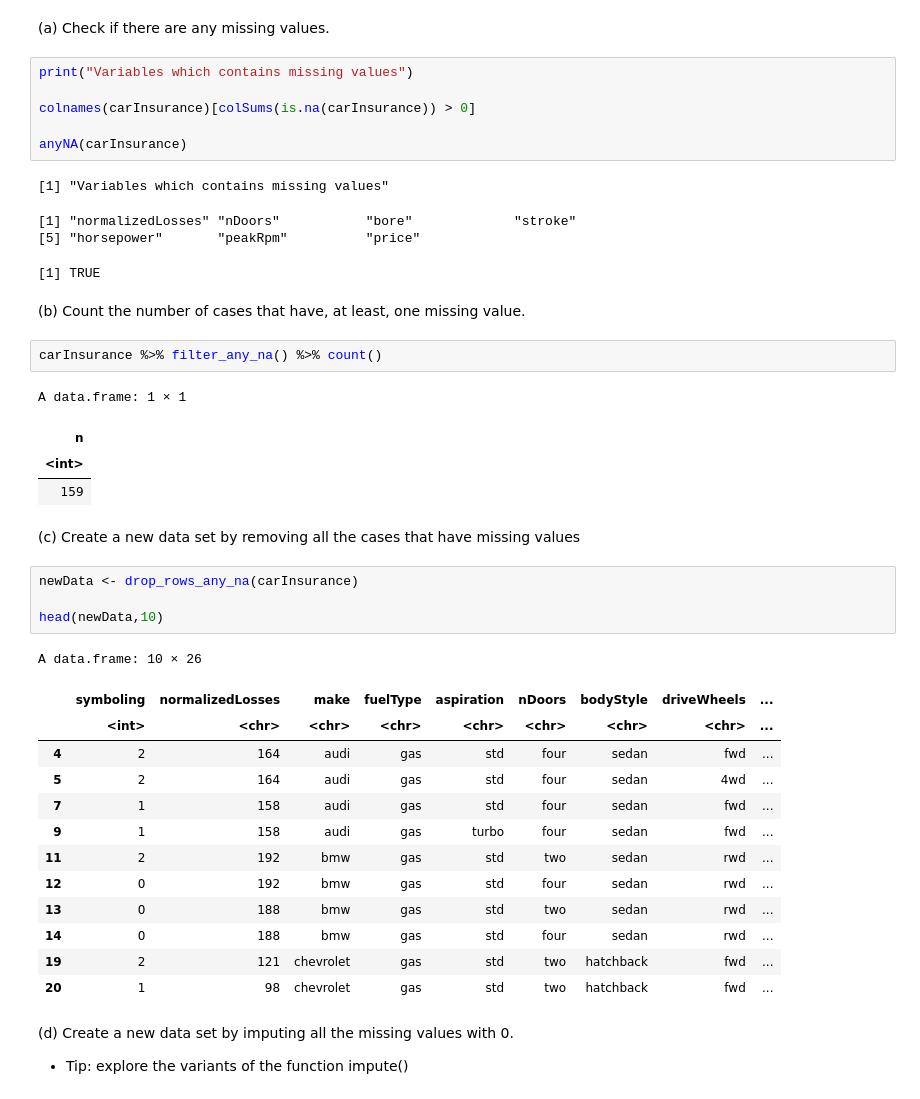
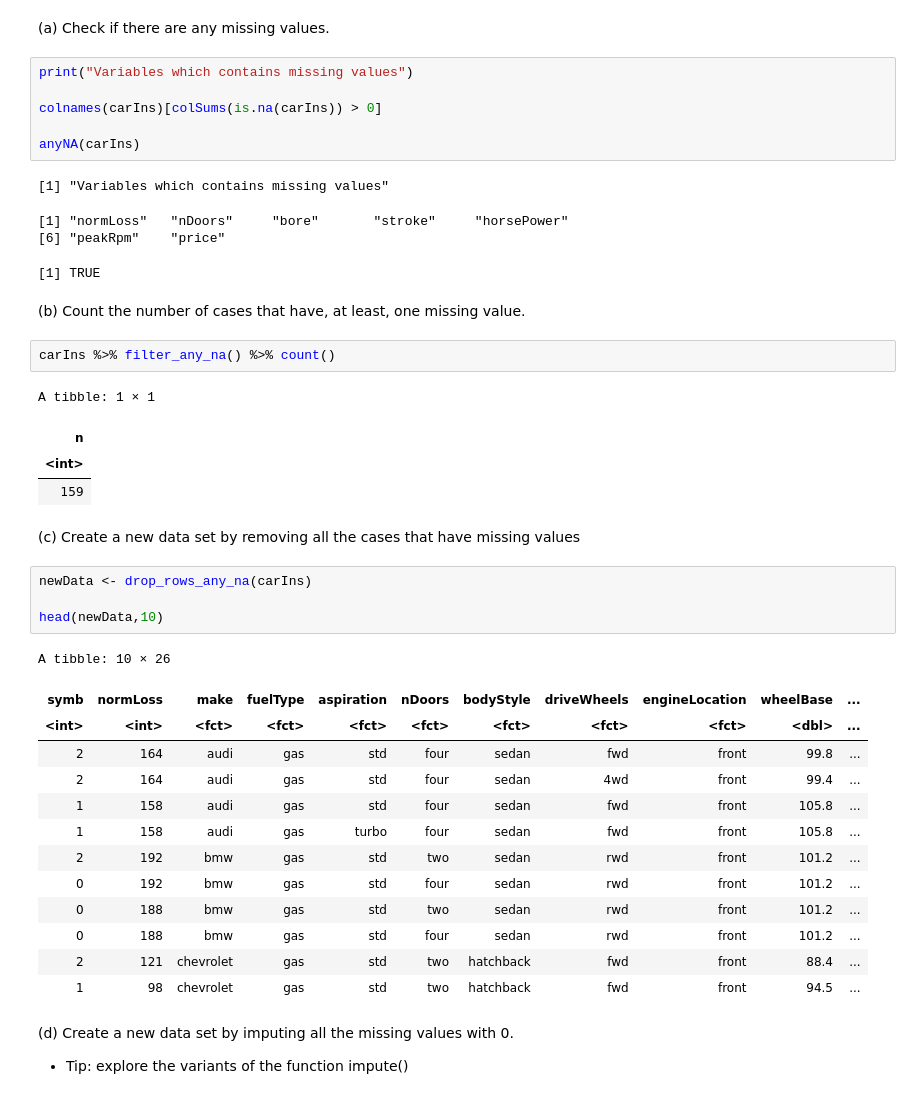
Before and after one commit to JHyel2015/handson_2023A, a Jupyter notebook: notebooks/02_DataQAR.ipynb, the cells around one changed output. Drawn from its saved outputs; the diff is of its cells as text.

Commit message:
dev-rhe-feat: Practica 03 Hands On: Data Exploration

```diff
--- a/notebooks/02_DataQAR.ipynb
+++ b/notebooks/02_DataQAR.ipynb
@@ -59,43 +34,43 @@ A data.frame: 10 × 26
 # %%
 print("Variables which contains missing values")
 
-colnames(carInsurance)[colSums(is.na(carInsurance)) > 0]
+colnames(carIns)[colSums(is.na(carIns)) > 0]
 
-anyNA(carInsurance)
+anyNA(carIns)
 # %% [output]
 [1] "Variables which contains missing values"
-[1] "normalizedLosses" "nDoors"           "bore"             "stroke"
-[5] "horsepower"       "peakRpm"          "price"
+[1] "normLoss"   "nDoors"     "bore"       "stroke"     "horsePower"
+[6] "peakRpm"    "price"
 [1] TRUE
 # %% [markdown]
 (b) Count the number of cases that have, at least, one missing value.
 # %%
-carInsurance %>% filter_any_na() %>% count()
+carIns %>% filter_any_na() %>% count()
 # %% [output]
-A data.frame: 1 × 1
+A tibble: 1 × 1
 | n |
 | <int> |
 | 159 |
 # %% [markdown]
 (c) Create a new data set by removing all the cases that have missing values
 # %%
-newData <- drop_rows_any_na(carInsurance)
+newData <- drop_rows_any_na(carIns)
 
 head(newData,10)
 # %% [output]
-A data.frame: 10 × 26
+A tibble: 10 × 26
-|  | symboling | normalizedLosses | make | fuelType | aspiration | nDoors | bodyStyle | driveWheels | ... |
-|  | <int> | <chr> | <chr> | <chr> | <chr> | <chr> | <chr> | <chr> | ... |
-| 4 | 2 | 164 | audi | gas | std | four | sedan | fwd | ... |
-| 5 | 2 | 164 | audi | gas | std | four | sedan | 4wd | ... |
-| 7 | 1 | 158 | audi | gas | std | four | sedan | fwd | ... |
-| 9 | 1 | 158 | audi | gas | turbo | four | sedan | fwd | ... |
-| 11 | 2 | 192 | bmw | gas | std | two | sedan | rwd | ... |
-| 12 | 0 | 192 | bmw | gas | std | four | sedan | rwd | ... |
-| 13 | 0 | 188 | bmw | gas | std | two | sedan | rwd | ... |
-| 14 | 0 | 188 | bmw | gas | std | four | sedan | rwd | ... |
-| 19 | 2 | 121 | chevrolet | gas | std | two | hatchback | fwd | ... |
-| 20 | 1 | 98 | chevrolet | gas | std | two | hatchback | fwd | ... |
+| symb | normLoss | make | fuelType | aspiration | nDoors | bodyStyle | driveWheels | engineLocation | wheelBase | ... |
+| <int> | <int> | <fct> | <fct> | <fct> | <fct> | <fct> | <fct> | <fct> | <dbl> | ... |
+| 2 | 164 | audi | gas | std | four | sedan | fwd | front | 99.8 | ... |
+| 2 | 164 | audi | gas | std | four | sedan | 4wd | front | 99.4 | ... |
+| 1 | 158 | audi | gas | std | four | sedan | fwd | front | 105.8 | ... |
+| 1 | 158 | audi | gas | turbo | four | sedan | fwd | front | 105.8 | ... |
+| 2 | 192 | bmw | gas | std | two | sedan | rwd | front | 101.2 | ... |
+| 0 | 192 | bmw | gas | std | four | sedan | rwd | front | 101.2 | ... |
+| 0 | 188 | bmw | gas | std | two | sedan | rwd | front | 101.2 | ... |
+| 0 | 188 | bmw | gas | std | four | sedan | rwd | front | 101.2 | ... |
+| 2 | 121 | chevrolet | gas | std | two | hatchback | fwd | front | 88.4 | ... |
+| 1 | 98 | chevrolet | gas | std | two | hatchback | fwd | front | 94.5 | ... |
 # %% [markdown]
 (d) Create a new data set by imputing all the missing values with 0.
 - Tip: explore the variants of the function impute()
```
Also changed, not shown: parts of 15 cells of this notebook, 5 other files.
